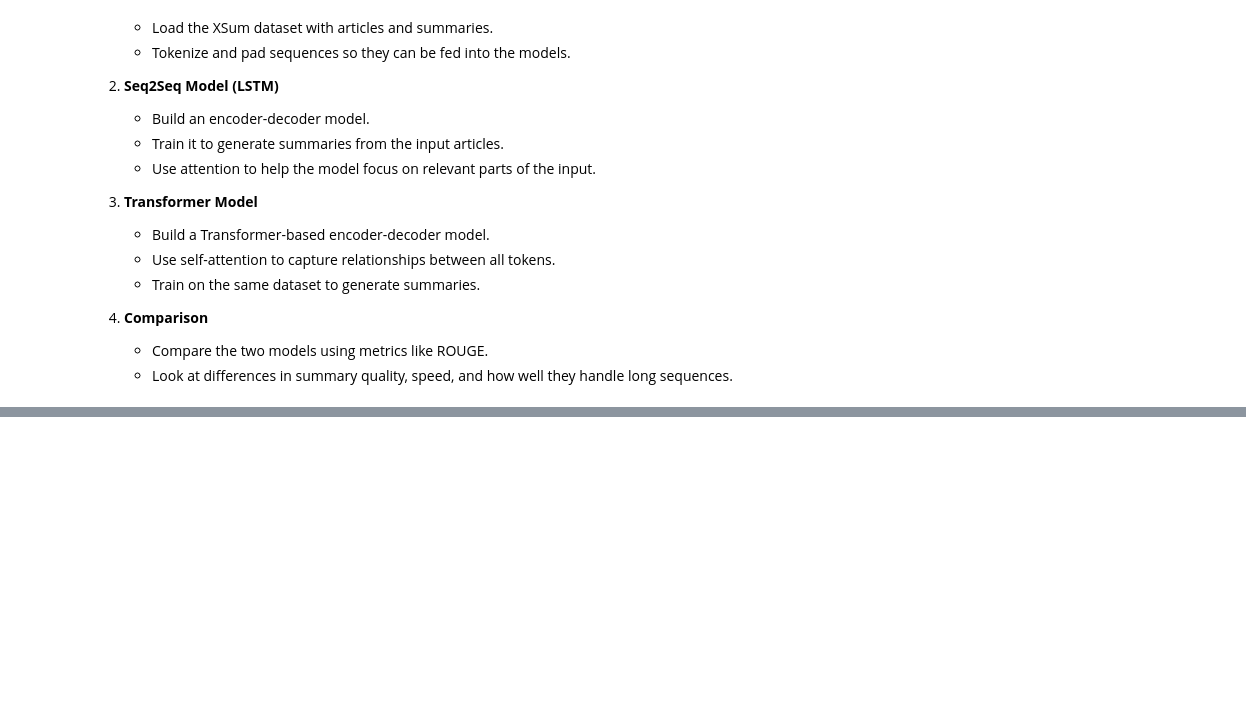
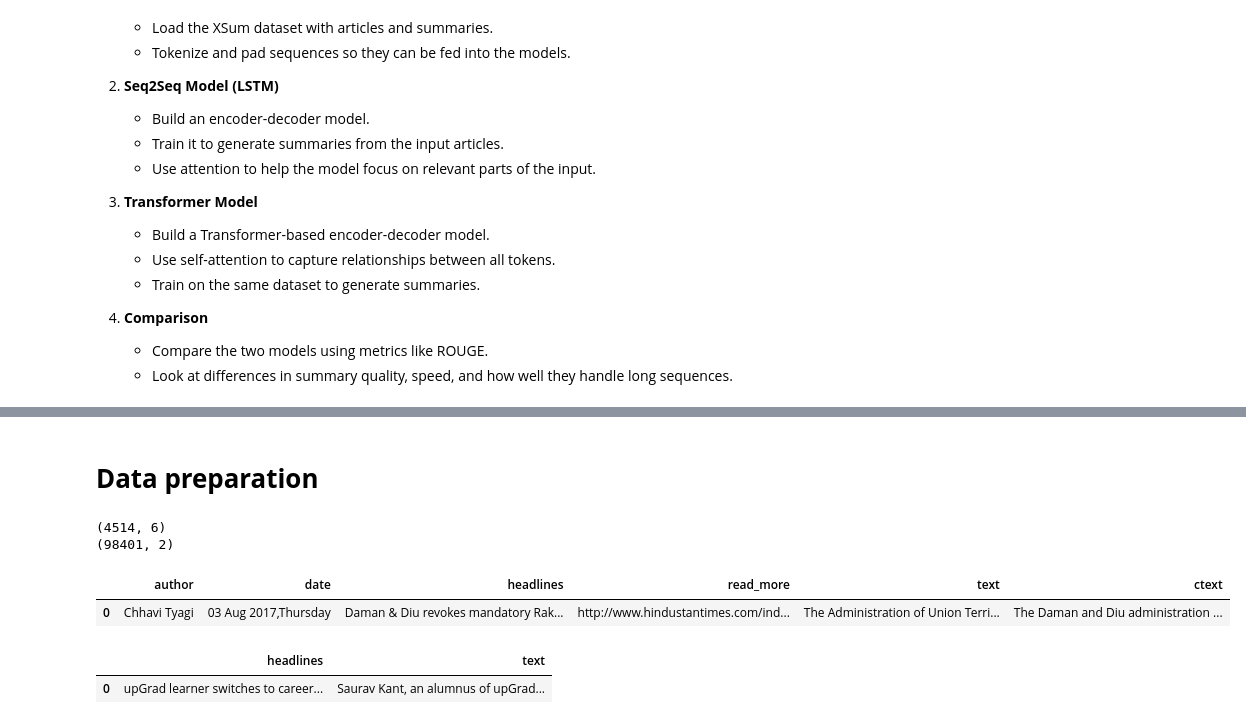
Before and after one commit to tommasofacchin/text-summarization-seq2seq-transformers, a Jupyter notebook: text-summarization-seq2seq-vs-transformers.ipynb, the cells around one changed output, grey strips where cells are left out. Cells and saved outputs as stored; diff of their text form; code cells hidden in the pictures; blank space fills up the shorter version.

```diff
--- a/text-summarization-seq2seq-vs-transformers.ipynb
+++ b/text-summarization-seq2seq-vs-transformers.ipynb
@@ -292,0 +130,27 @@ Model: "functional"
+# %% [markdown]
+# **Data preparation**
+# %%
+import pandas as pd
+import numpy as np
+
+pd.set_option('display.max_colwidth', None)
+
+summary = pd.read_csv('/kaggle/input/news-summary/news_summary.csv', encoding='iso-8859-1')
+summary_more = pd.read_csv('/kaggle/input/news-summary/news_summary_more.csv', encoding='iso-8859-1')
+
+print(summary.shape)
+print(summary_more.shape)
+# %% [output]
+(4514, 6)
+(98401, 2)
+# %%
+summary.head(1)
+# %% [output]
+|  | author | date | headlines | read_more | text | ctext |
+| 0 | Chhavi Tyagi | 03 Aug 2017,Thursday | Daman & Diu revokes mandatory Rak... | http://www.hindustantimes.com/ind... | The Administration of Union Terri... | The Daman and Diu administration ... |
+# %%
+
+summary_more.head(1)
+# %% [output]
+|  | headlines | text |
+| 0 | upGrad learner switches to career... | Saurav Kant, an alumnus of upGrad... |
```
Also changed, not shown: parts of 21 cells of this notebook.
